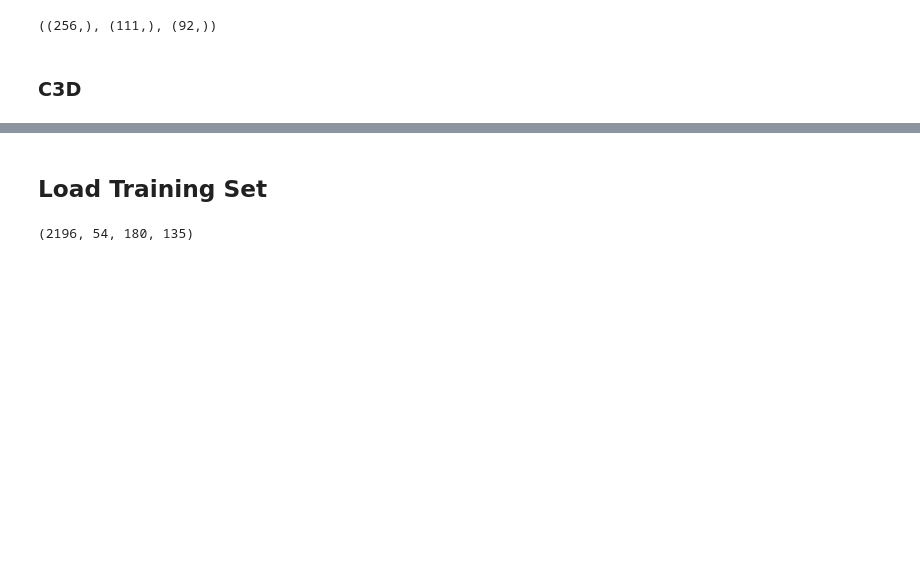
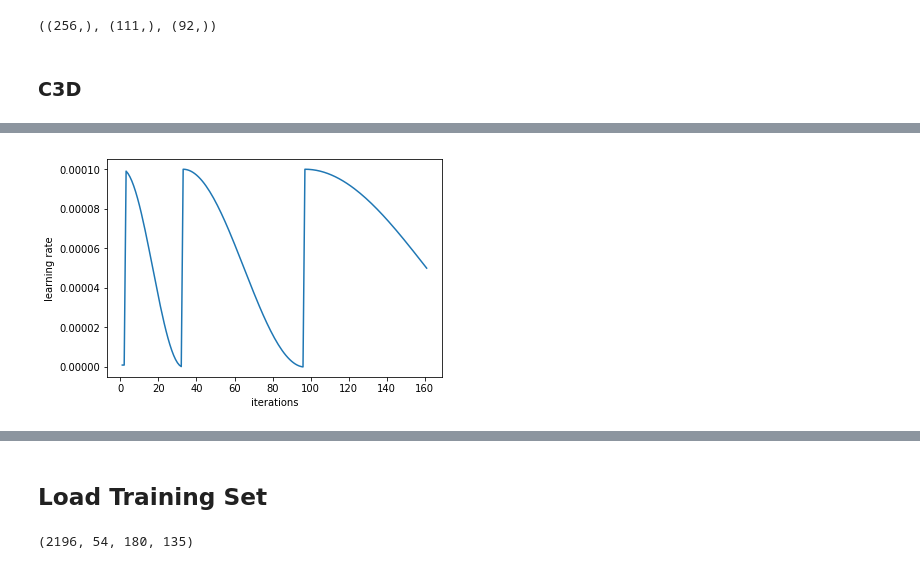
Before and after one commit to macsermkiat/PPMI, a Jupyter notebook: 2D,3D_MRI_Classify_PD.ipynb, the cells around one changed output, grey strips where cells are left out. Drawn from its saved outputs; the diff is of its cells as text; code cells hidden in the pictures; blank space fills up the shorter version.

```diff
--- a/2D,3D_MRI_Classify_PD.ipynb
+++ b/2D,3D_MRI_Classify_PD.ipynb
@@ -359,15 +357,15 @@ image_array_val.shape
 image_array_val -= immin
 image_array_val /= ptp
 # %%
-image_array_test =[]
-
-for filenameDCM in lstFilesDCM_test:
+#image_array_test =[]
+image_array_test = np.zeros((92,1,1,1))
+'''for filenameDCM in lstFilesDCM_test:
     ds = nib.load(filenameDCM)
-    ds = resize(ds.get_fdata()[3:173,50:220,60:230], (64, 64, 64), mode='constant', anti_aliasing=True)
+    ds = resize(ds.get_fdata()[3:173,50:220,60:230], (1,1,1), mode='constant', anti_aliasing=True)
     ds = ds.astype('float64')
     ds[ds<20]=0
     image_array_test.append(ds[:,:,:])
 image_array_test = np.asarray(image_array_test)
 image_array_test.shape
 image_array_test -= immin
-image_array_test /= ptp
+image_array_test /= ptp'''
@@ -427,6 +427,6 @@ class  MetaLearner(Learner):
         super().__init__(data, models, **kwargs)
         self.crit = F.nll_loss
 # %%
-bs=4; sz=64
+bs=8; sz=128
 #f_model = resnet34
 # %%
@@ -484,7 +484,9 @@ data = ModelMetaData.from_arrays('.', trn=(image_array_train,y_train)
                                 ,test=(image_array_test,y_test))
 # %%
 learner = data.get_learner()
+# %%
+learner.load('C3D_MRI_tmp')
 # %%
-learner.fit(1e-4,5,metrics=[accuracy])
+learner.fit(1e-4,3,cycle_len=1,cycle_mult=1,metrics=[accuracy])
 # %% [output]
 [interactive output not drawn]
@@ -493,0 +498,4 @@ epoch      trn_loss   val_loss
+# %%
+learner.sched.plot_lr()
+# %% [output]
+[figure, added]
```
Also changed, not shown: parts of 15 cells of this notebook, 2 other files.
